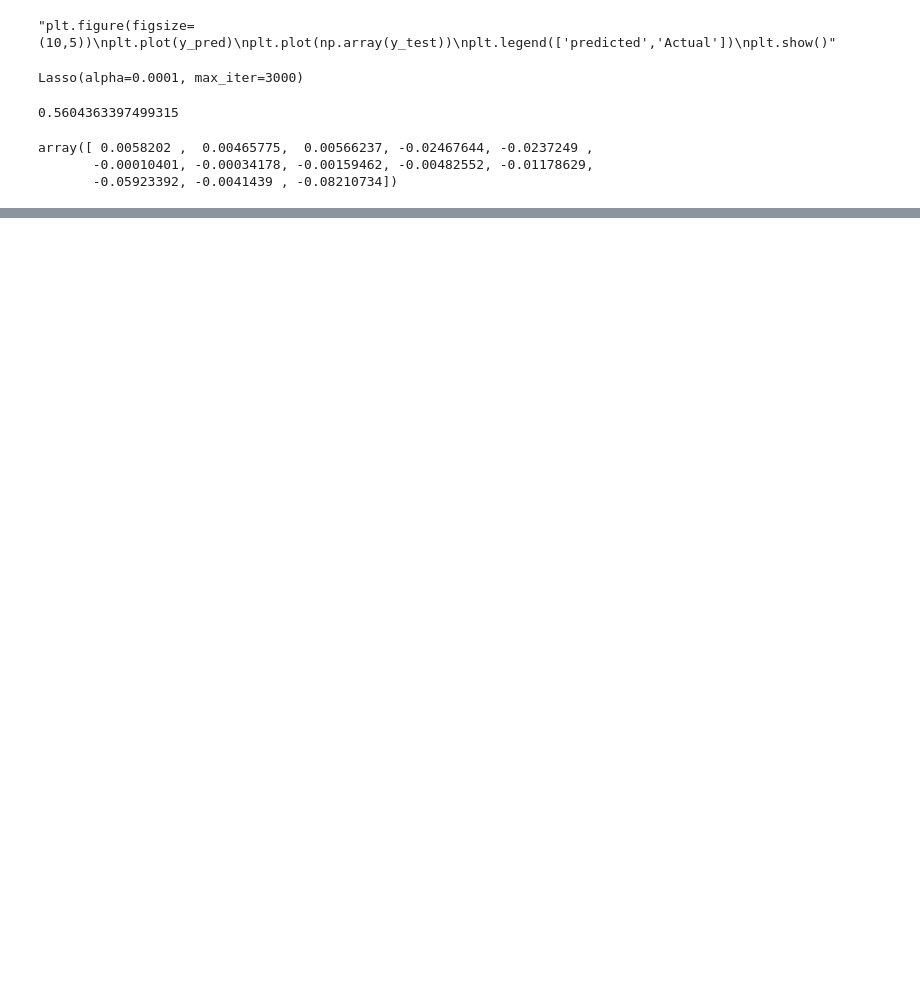
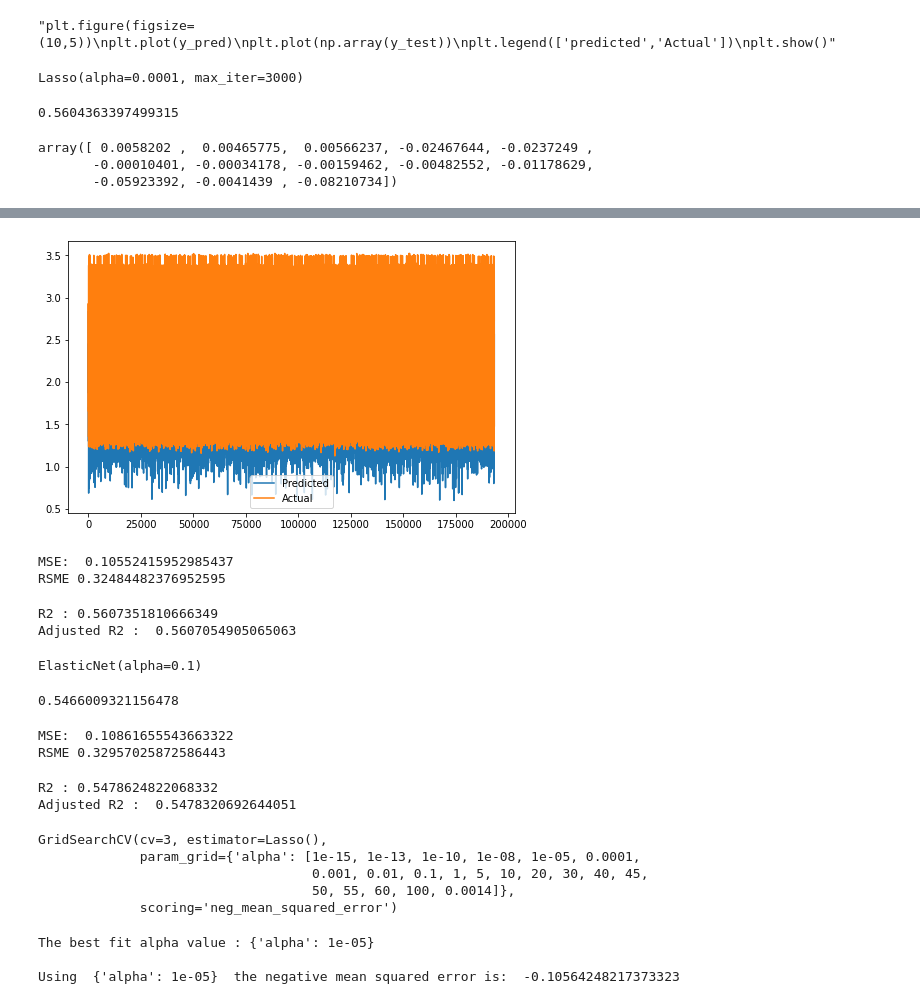
Before and after one commit to SAIKUMAR-AI/SGEMM-GPU-, a Jupyter notebook: SGEMM_GPU_Kernel_Performance.ipynb, the cells around one changed output, grey strips where cells are left out. Drawn from its saved outputs; the diff is of its cells as text; code cells hidden in the pictures; blank space fills up the shorter version.

```diff
--- a/SGEMM_GPU_Kernel_Performance.ipynb
+++ b/SGEMM_GPU_Kernel_Performance.ipynb
@@ -453,0 +514,26 @@ array([ 0.0058202 ,  0.00465775,  0.00566237, -0.02467644, -0.0237249 ,
+# %%
+y_pred_ridge = ridge_regressor.predict(x_test)
+# %%
+plt.figure(figsize=(8,5))
+plt.plot(y_pred_ridge)
+plt.plot(np.array(y_test))
+plt.legend(["Predicted","Actual"])
+plt.show()
+# %% [output]
+[figure, added]
+# %%
+MSE = mean_squared_error(y_test, y_pred_ridge)
+RSME = np.sqrt(MSE)
+print("MSE: ",MSE)
+print("RSME", RSME)
+# %% [output]
+MSE:  0.10552415952985437
+RSME 0.32484482376952595
+# %%
+from sklearn.metrics import r2_score
+r2 = r2_score(y_test, y_pred_ridge)
+print("R2 :" ,r2)
+print("Adjusted R2 : ",1-(1-r2_score(y_test, y_pred))*(x_test.shape[0]-1)/(x_test.shape[0]-x_test.shape[1]-1))
+# %% [output]
+R2 : 0.5607351810666349
+Adjusted R2 :  0.5607054905065063
@@ -453,0 +544,8 @@ array([ 0.0058202 ,  0.00465775,  0.00566237, -0.02467644, -0.0237249 ,
+# %%
+elasticnet.fit(x_train, y_train)
+# %% [output]
+ElasticNet(alpha=0.1)
+# %%
+elasticnet.score(x_train, y_train)
+# %% [output]
+0.5466009321156478
@@ -453,0 +554,34 @@ array([ 0.0058202 ,  0.00465775,  0.00566237, -0.02467644, -0.0237249 ,
+# %%
+MSE = mean_squared_error(y_test, y_pred_ela)
+RSME = np.sqrt(MSE)
+print("MSE: ",MSE)
+print("RSME", RSME)
+# %% [output]
+MSE:  0.10861655543663322
+RSME 0.32957025872586443
+# %%
+r2 = r2_score(y_test, y_pred_ela)
+print("R2 :" ,r2)
+print("Adjusted R2 : ",1-(1-r2_score(y_test, y_pred_ela))*(x_test.shape[0]-1)/(x_test.shape[0]-x_test.shape[1]-1))
+# %% [output]
+R2 : 0.5478624822068332
+Adjusted R2 :  0.5478320692644051
+# %%
+### Cross validation
+elastic=ElasticNet()
+parameters = {'alpha': [1e-15,1e-13,1e-10,1e-8,1e-5,1e-4,1e-3,1e-2,1e-1,1,5,10,20,30,40,45,50,55,60,100,0.0014]}
+elastic_regressor = GridSearchCV(lasso, parameters, scoring='neg_mean_squared_error', cv=3)
+elastic_regressor.fit(x_train,y_train)
+# %% [output]
+GridSearchCV(cv=3, estimator=Lasso(),
+             param_grid={'alpha': [1e-15, 1e-13, 1e-10, 1e-08, 1e-05, 0.0001,
+                                   0.001, 0.01, 0.1, 1, 5, 10, 20, 30, 40, 45,
+                                   50, 55, 60, 100, 0.0014]},
+             scoring='neg_mean_squared_error')
+# %%
+print("The best fit alpha value :" ,elastic_regressor.best_params_)
+print("\nUsing ",elastic_regressor.best_params_, " the negative mean squared error is: ", elastic_regressor.best_score_)
+# %% [output]
+The best fit alpha value : {'alpha': 1e-05}
+
+Using  {'alpha': 1e-05}  the negative mean squared error is:  -0.10564248217373323
```
Also changed, not shown: parts of 19 cells of this notebook.
